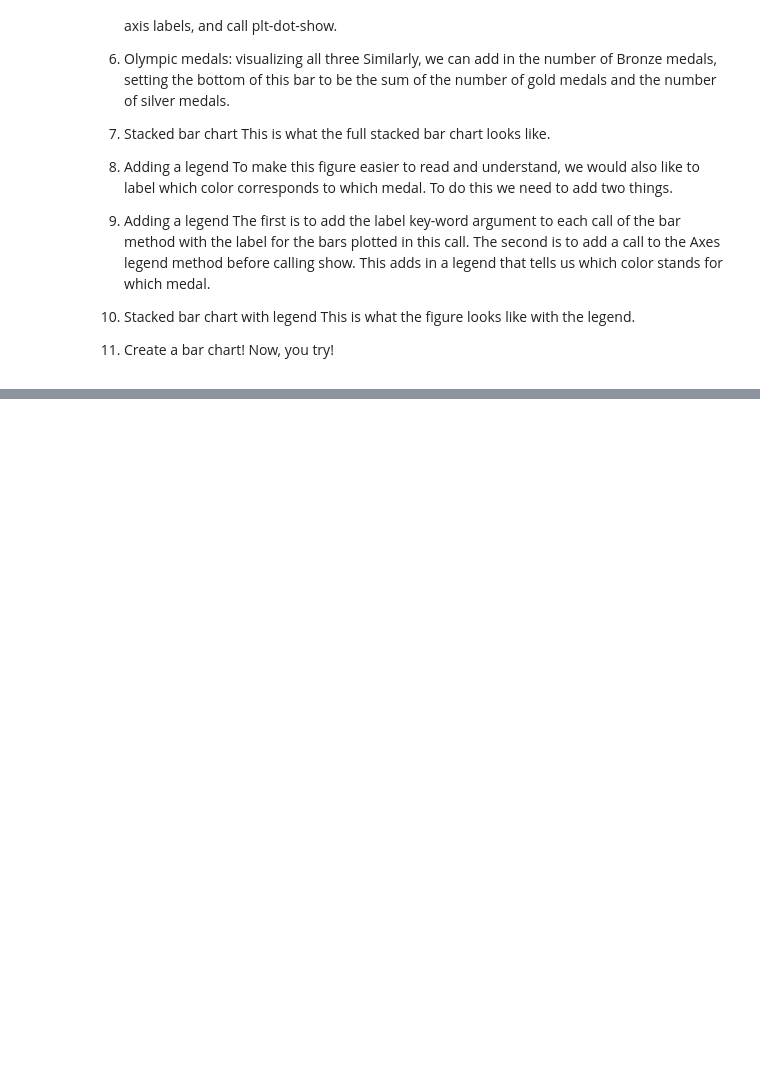
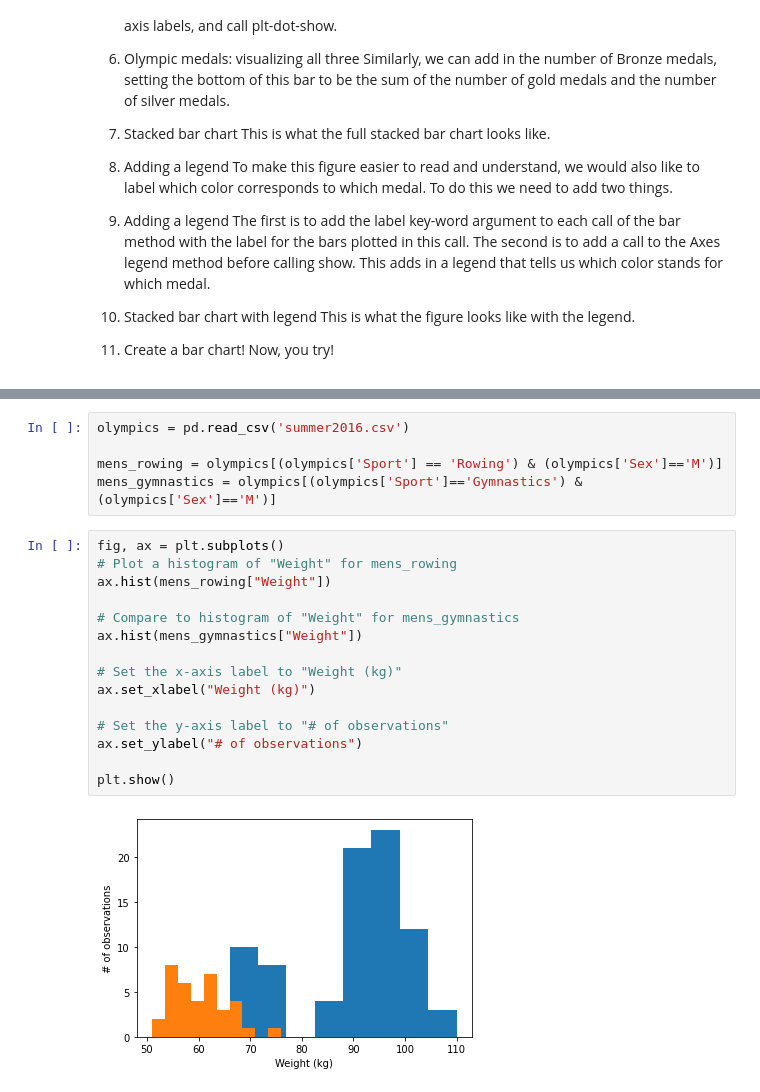
Before and after one commit to Seismic-Striker/Springboard_and_Datacamp, a Jupyter notebook: extra_curricular_visualizing_data_with_matplotlib/Chapter 3 Quantitative comparisons and statistical visualizations.ipynb, the cells around one changed output, grey strips where cells are left out. Drawn from its saved outputs; the diff is of its cells as text; blank space fills up the shorter version.

```diff
--- a/extra_curricular_visualizing_data_with_matplotlib/Chapter 3 Quantitative comparisons and statistical visualizations.ipynb
+++ b/extra_curricular_visualizing_data_with_matplotlib/Chapter 3 Quantitative comparisons and statistical visualizations.ipynb
@@ -62,0 +146,22 @@ plt.show()
+# %%
+olympics = pd.read_csv('summer2016.csv')
+
+mens_rowing = olympics[(olympics['Sport'] == 'Rowing') & (olympics['Sex']=='M')]
+mens_gymnastics = olympics[(olympics['Sport']=='Gymnastics') & (olympics['Sex']=='M')]
+# %%
+fig, ax = plt.subplots()
+# Plot a histogram of "Weight" for mens_rowing
+ax.hist(mens_rowing["Weight"])
+
+# Compare to histogram of "Weight" for mens_gymnastics
+ax.hist(mens_gymnastics["Weight"])
+
+# Set the x-axis label to "Weight (kg)"
+ax.set_xlabel("Weight (kg)")
+
+# Set the y-axis label to "# of observations"
+ax.set_ylabel("# of observations")
+
+plt.show()
+# %% [output]
+[figure, added]
```
Also changed, not shown: parts of 19 cells of this notebook, 13 other files.
